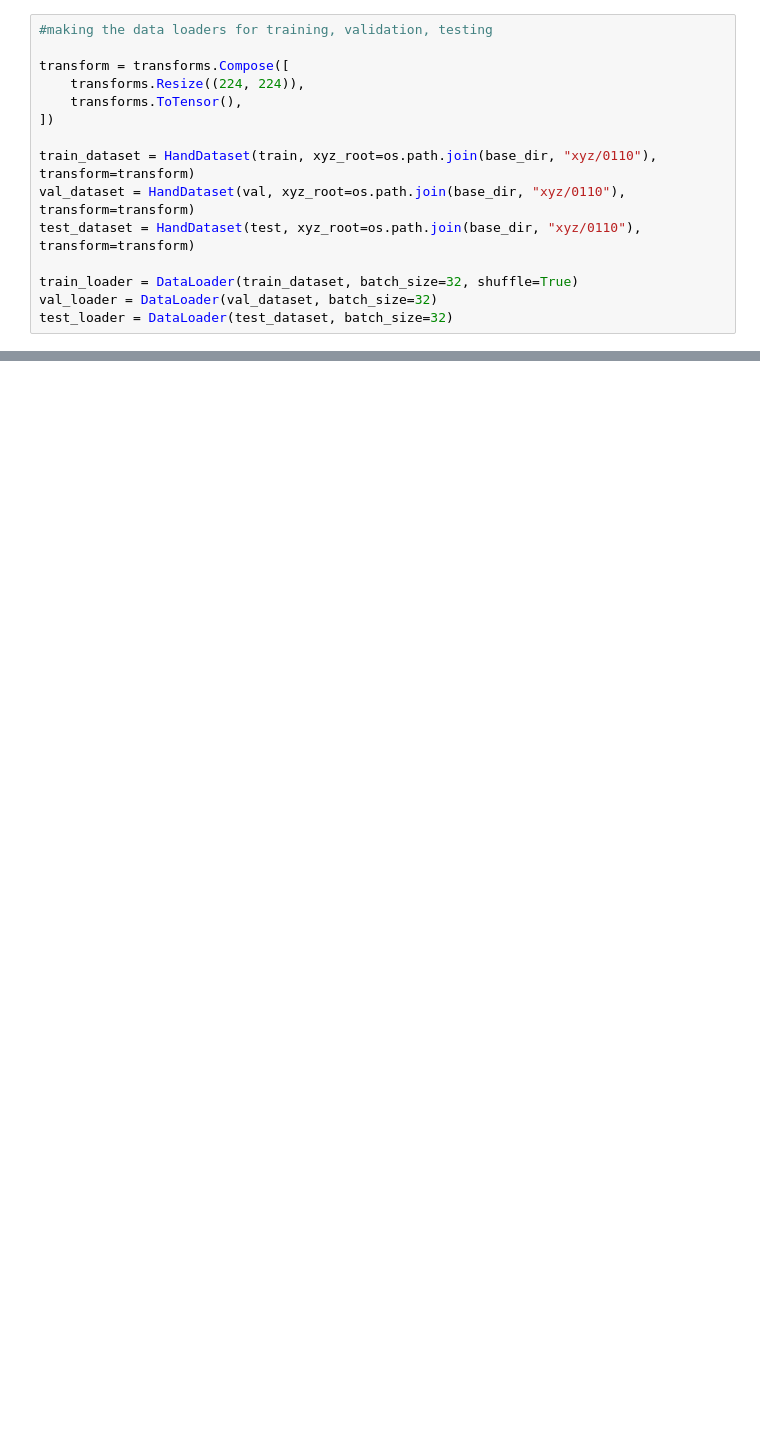
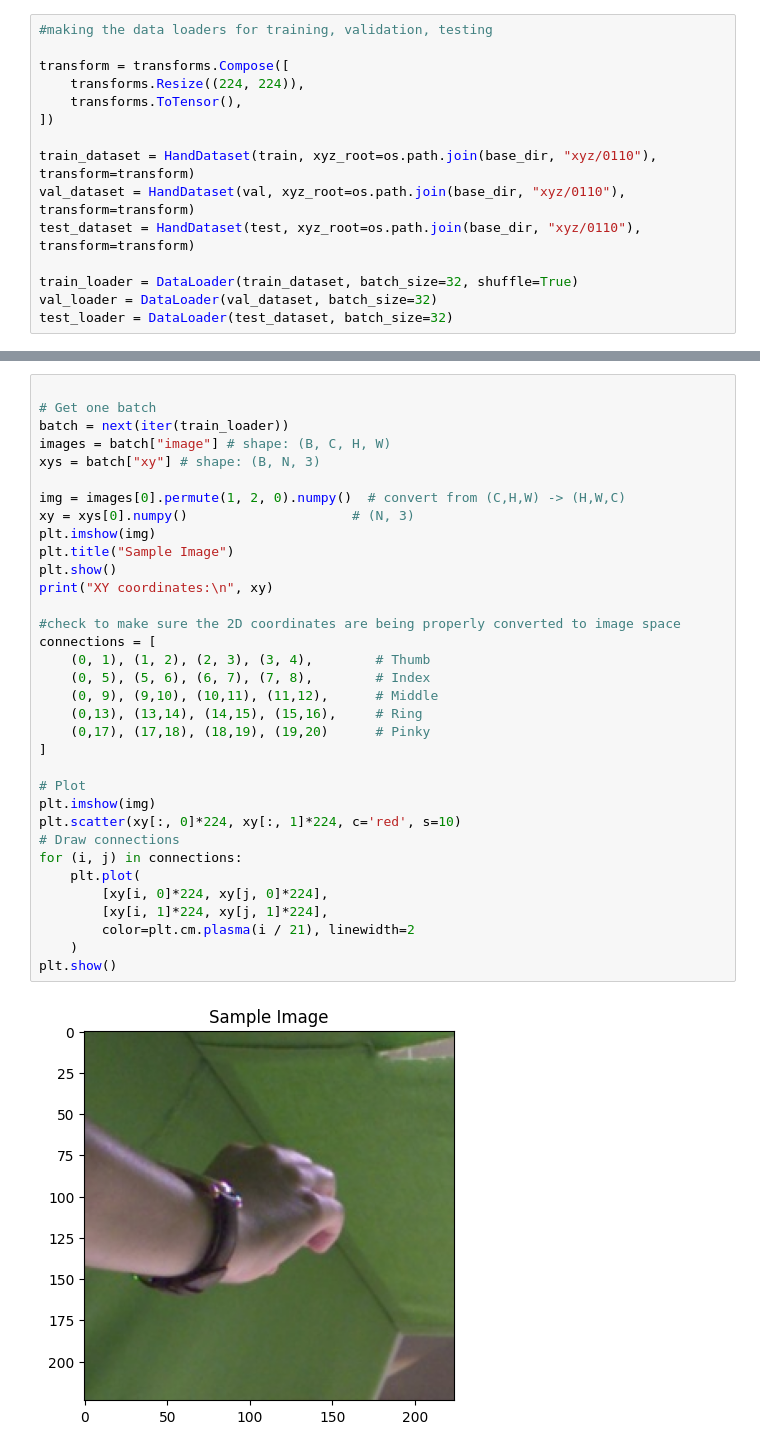
Before and after one commit to Matej1011/hand_position_recognition, a Jupyter notebook: hand_recognition_base_model.ipynb, the cells around one changed output, grey strips where cells are left out. Drawn from its saved outputs; the diff is of its cells as text; blank space fills up the shorter version.

Commit message:
Update hand_recognition_base_model.ipynb
data loaders created. Base model functional.

```diff
--- a/hand_recognition_base_model.ipynb
+++ b/hand_recognition_base_model.ipynb
@@ -170,0 +343,36 @@ class CNN_Keypoint(nn.Module):
+# %%
+
+# Get one batch
+batch = next(iter(train_loader))
+images = batch["image"] # shape: (B, C, H, W)
+xys = batch["xy"] # shape: (B, N, 3)
+
+img = images[0].permute(1, 2, 0).numpy()  # convert from (C,H,W) -> (H,W,C)
+xy = xys[0].numpy()                     # (N, 3)
+plt.imshow(img)
+plt.title("Sample Image")
+plt.show()
+print("XY coordinates:\n", xy)
+
+#check to make sure the 2D coordinates are being properly converted to image space
+connections = [
+    (0, 1), (1, 2), (2, 3), (3, 4),        # Thumb
+    (0, 5), (5, 6), (6, 7), (7, 8),        # Index
+    (0, 9), (9,10), (10,11), (11,12),      # Middle
+    (0,13), (13,14), (14,15), (15,16),     # Ring
+    (0,17), (17,18), (18,19), (19,20)      # Pinky
+]
+
+# Plot
+plt.imshow(img)
+plt.scatter(xy[:, 0]*224, xy[:, 1]*224, c='red', s=10)
+# Draw connections
+for (i, j) in connections:
+    plt.plot(
+        [xy[i, 0]*224, xy[j, 0]*224],
+        [xy[i, 1]*224, xy[j, 1]*224],
+        color=plt.cm.plasma(i / 21), linewidth=2
+    )
+plt.show()
+# %% [output]
+[figure, added]
```
Also changed, not shown: parts of 12 cells of this notebook.
